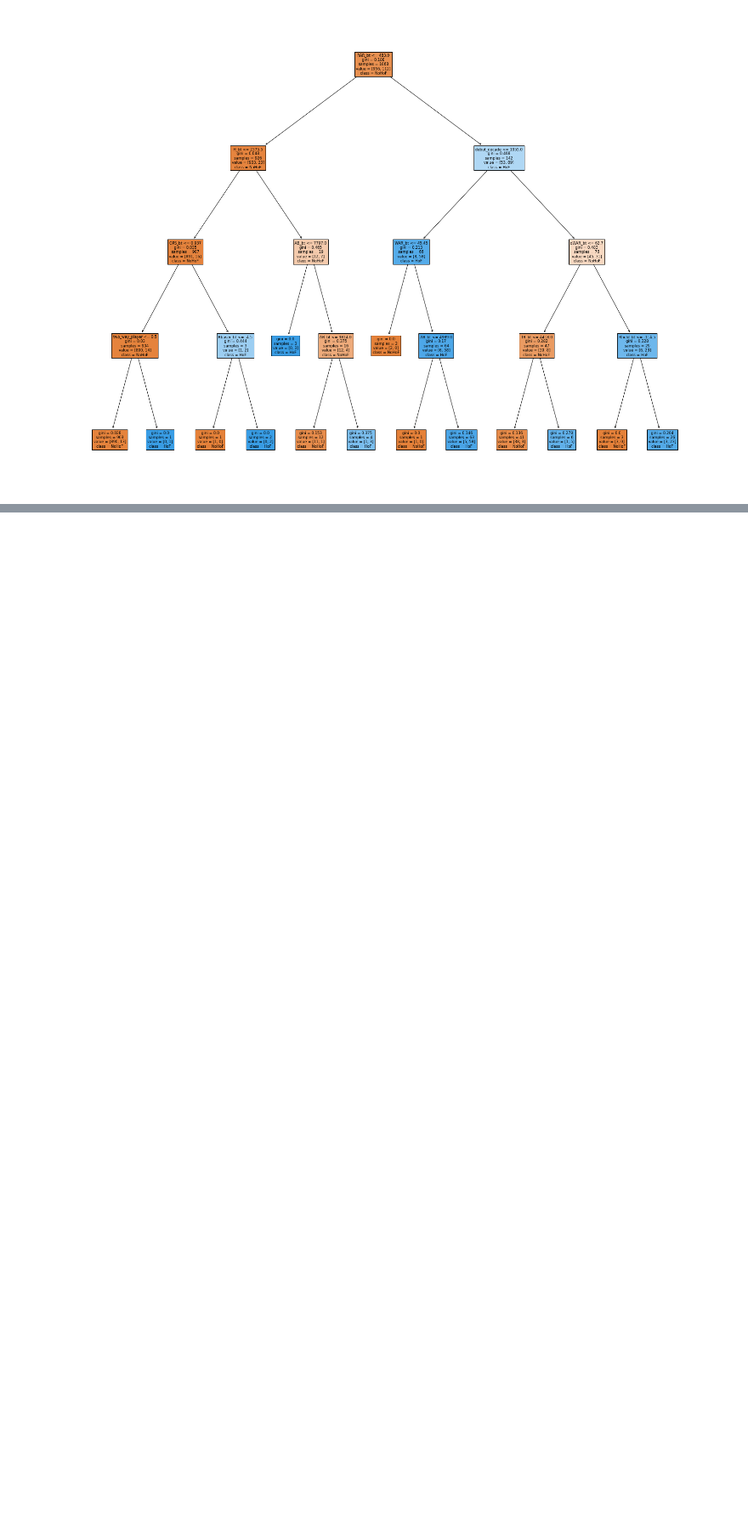
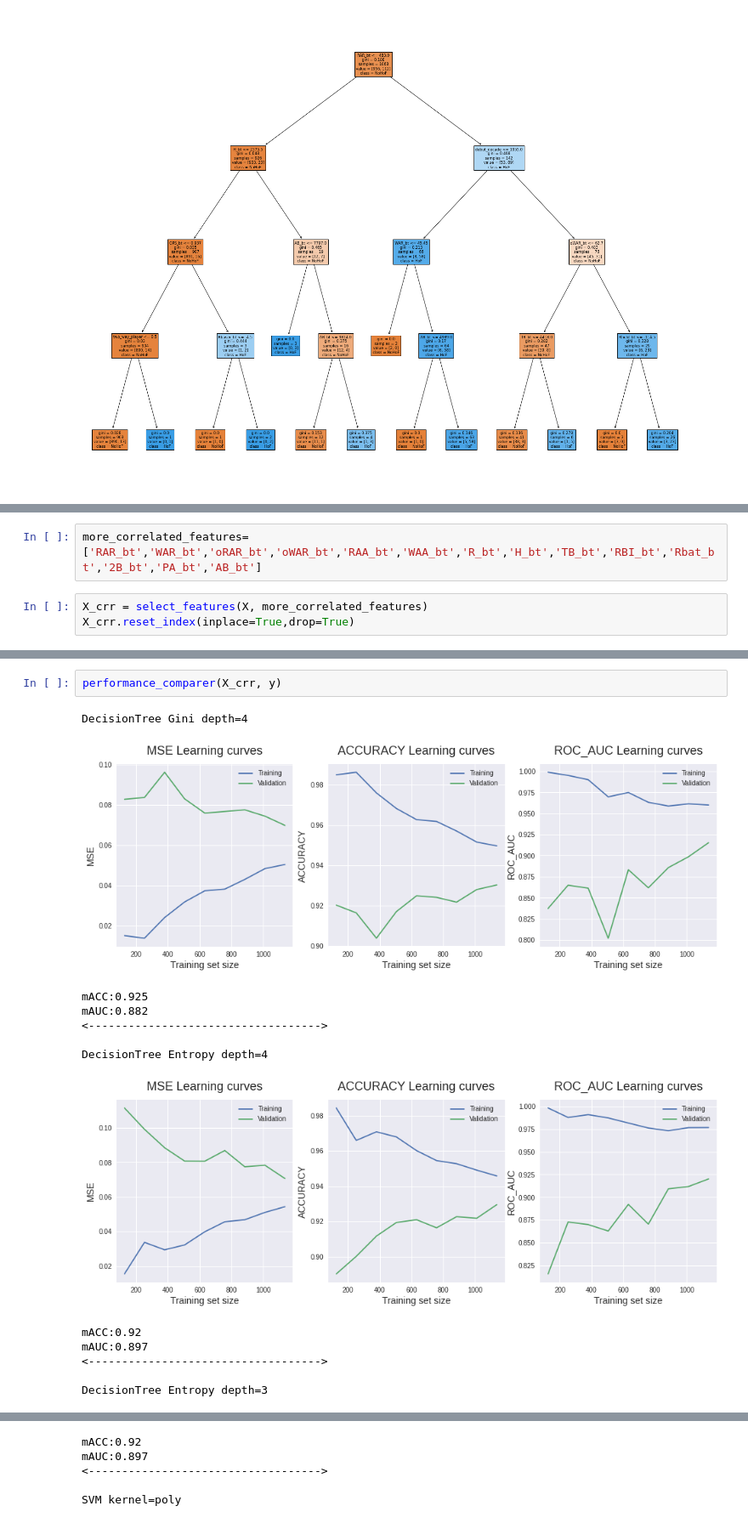
Before and after one commit to abel1927/DJ-MLB-Hall-Fame, a Jupyter notebook: Models/model_feature_selection.ipynb, the cells around one changed output, grey strips where cells are left out. Shown at 85% size. Cells and saved outputs as stored; diff of their text form; blank space fills up the shorter version.

```diff
--- a/Models/model_feature_selection.ipynb
+++ b/Models/model_feature_selection.ipynb
@@ -745,0 +589,5 @@ array([[3999.,    9.],
+# %%
+more_correlated_features= ['RAR_bt','WAR_bt','oRAR_bt','oWAR_bt','RAA_bt','WAA_bt','R_bt','H_bt','TB_bt','RBI_bt','Rbat_bt','2B_bt','PA_bt','AB_bt']
+# %%
+X_crr = select_features(X, more_correlated_features)
+X_crr.reset_index(inplace=True,drop=True)
@@ -745,0 +607,16 @@ array([[3999.,    9.],
+# %%
+performance_comparer(X_crr, y)
+# %% [output]
+DecisionTree Gini depth=4
+[figure, added]
+mACC:0.925
+mAUC:0.882
+<----------------------------------->
+
+DecisionTree Entropy depth=4
+[figure, added]
+mACC:0.92
+mAUC:0.897
+<----------------------------------->
+
+DecisionTree Entropy depth=3
@@ -745,0 +624,5 @@ array([[3999.,    9.],
+mACC:0.92
+mAUC:0.897
+<----------------------------------->
+
+SVM kernel=poly
```
Also changed, not shown: parts of 44 cells of this notebook, 2 other files.
